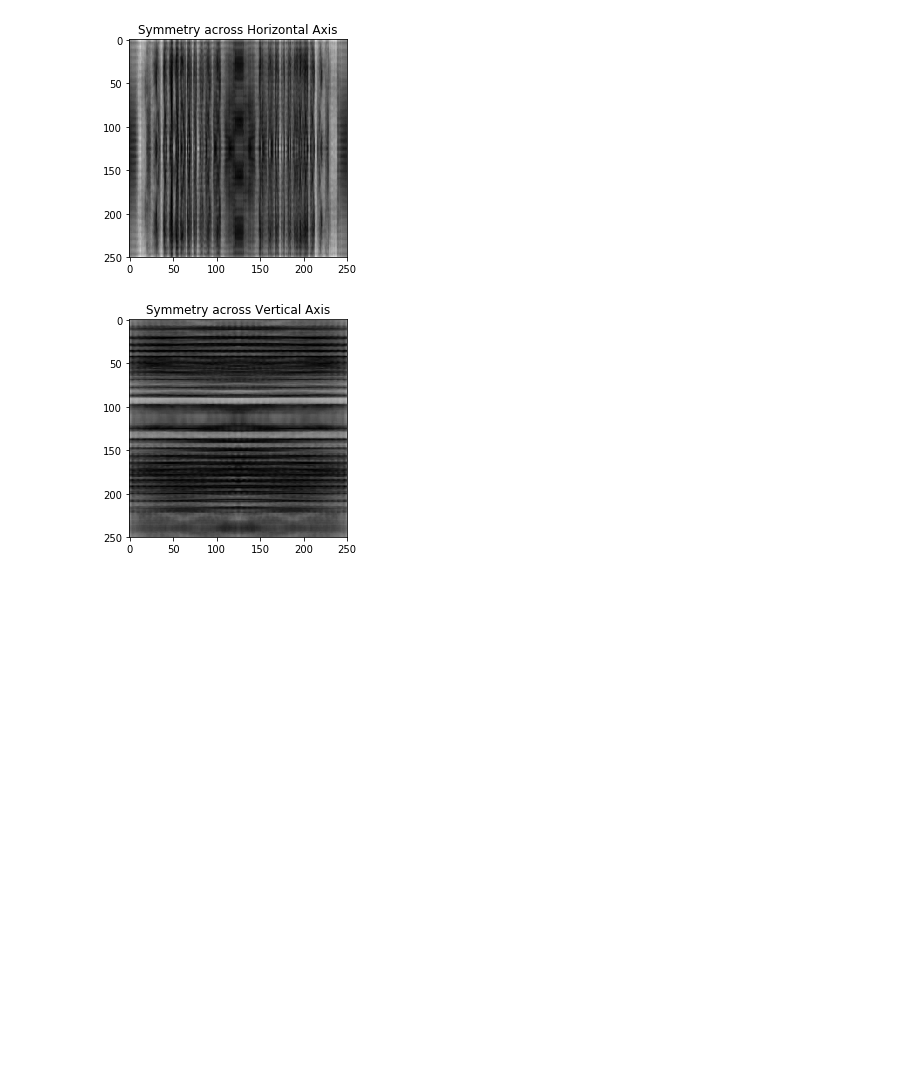
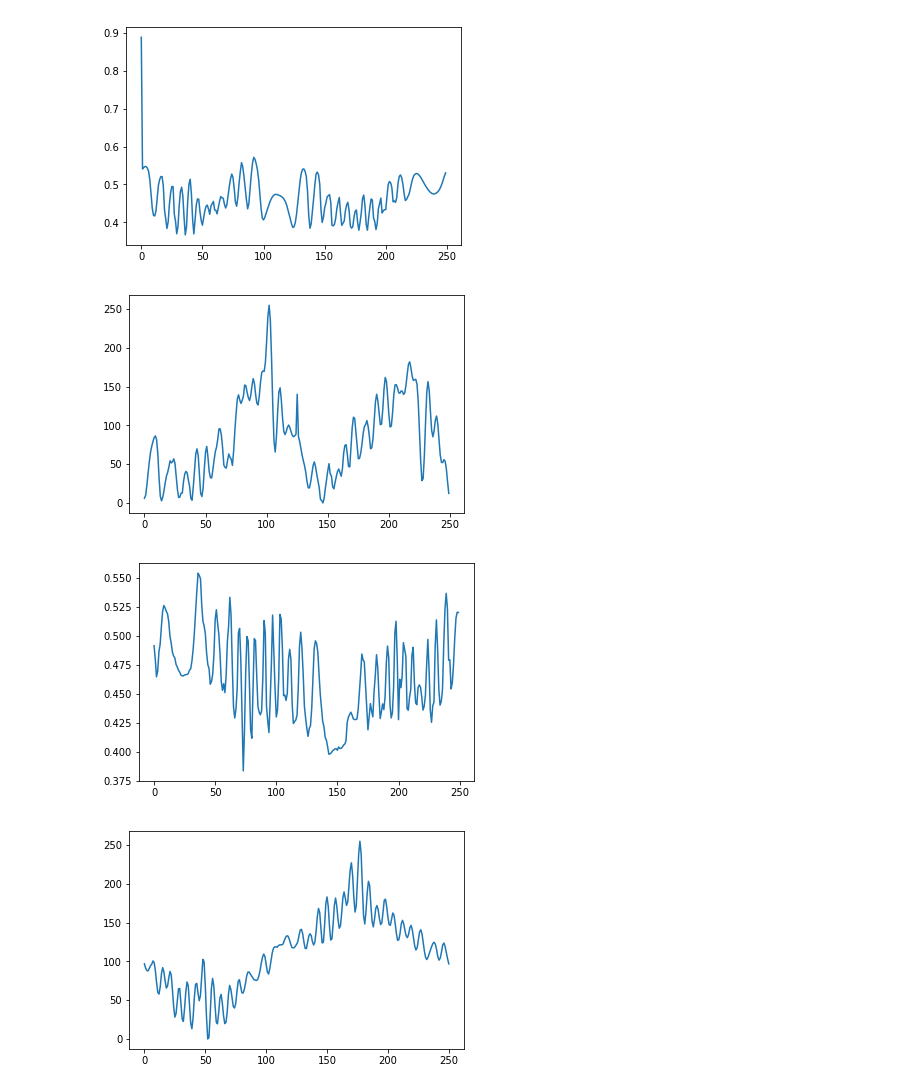
Before and after one commit to Eblanken/Prakash_AWESEM, a Jupyter notebook: Version 2.0/Demos/PhaseDetection/Untitled.ipynb, the cells around one changed output. Cells and saved outputs as stored; diff of their text form; code cells hidden in the pictures; blank space fills up the shorter version.

```diff
--- a/Version 2.0/Demos/PhaseDetection/Untitled.ipynb
+++ b/Version 2.0/Demos/PhaseDetection/Untitled.ipynb
@@ -36,38 +39,81 @@ pyplot.show()
 # %%
+import numpy    as     np
+from   scipy    import signal
+from   scipy    import ndimage
+
 # Finds correlation of image with reversed version along each
 # axis for symmetry detection
 
 imageSize = np.shape(grayScaleImage) # Exports as (height, width, depth)
 
-# Reverses image along horizonal axis and runs correlation through every column
-verticalCorrelations = np.zeros((imageSize[0], imageSize[1]));
+"""
+verticalConvolutions = np.zeros((imageSize[0], imageSize[1]));
 for horizontalIndex in range(imageSize[1]):
-    targetColumn  = thresholdedImage[:, horizontalIndex]
-    patternColumn = targetColumn #np.flipud(targetColumn)
-    # Pads targetRow to emulate wraparound
-    targetColumn  = np.concatenate((targetColumn, targetColumn, targetColumn), axis = 0)
-    # Preforms correlation
-    correlationColumn = np.correlate(targetColumn, patternColumn, mode = 'same')
-    verticalCorrelations[:, horizontalIndex] = correlationColumn[(int(imageSize[0] * 1.5)):(int(imageSize[0] * 2.5))]
+    targetColumn  = grayScaleImage[:, horizontalIndex]
+    patternColumn = targetColumn
+    # Pads targetColumn to emulate wraparound
+    patternConcatenatedColumn  = np.concatenate([targetColumn[int(round(imageSize[1]/2.0)):], targetColumn, targetColumn[:-int(round(imageSize[1]/2.0))]])
+    # Preforms convolution
+    convolutionColumn = np.convolve(targetColumn, patternConcatenatedColumn, mode = 'valid')
+    convMax = np.amax(convolutionColumn)
+    convMin = np.amin(convolutionColumn)
+    convolutionColumn = ((convolutionColumn - convMin) / (convMax - convMin)) * 255
+    verticalConvolutions[:, horizontalIndex] = convolutionColumn[:-1]
 
-pyplot.imshow(verticalCorrelations, cmap = pyplot.cm.gray)
-pyplot.title('Symmetry across Horizontal Axis')
+pyplot.imshow(verticalConvolutions, cmap = pyplot.cm.viridis)
+pyplot.title('Symmetry across Vertical Axis')
+pyplot.show()
+"""
+
+compressedColumn = np.average(grayScaleImage, axis = 1)
+pyplot.plot(compressedColumn)
 pyplot.show()
 
+# Pads targetColumn to emulate wraparound
+patternConcatenatedColumn  = np.concatenate([compressedColumn[int(round(imageSize[1]/2.0)):], compressedColumn, compressedColumn[:-int(round(imageSize[1]/2.0))]])
+# Preforms convolution
+convolutionColumn = ndimage.filters.convolve1d(compressedColumn, compressedColumn, mode = 'wrap')
+convMax = np.amax(convolutionColumn)
+convMin = np.amin(convolutionColumn)
+convolutionColumn = ((convolutionColumn - convMin) / (convMax - convMin)) * 255
+pyplot.plot(convolutionColumn)
+pyplot.show()
+
+"""
 # Reverses image along vertical axis and runs correlation through every row
 horizontalCorrelations = np.zeros((imageSize[0], imageSize[1]))
 for verticalIndex in range(imageSize[0]):
     targetRow = thresholdedImage[verticalIndex, :]
     patternRow = targetRow #np.flipud(targetRow)
     # Pads for wraparound
     targetRow = np.concatenate((targetRow, targetRow, targetRow), axis = 0)
     # Preforms correlation
     correlationRow = np.correlate(targetRow, patternRow, mode = 'same')
     horizontalCorrelations[verticalIndex, :] = correlationRow[(int(imageSize[1] * 1.5)):(int(imageSize[1] * 2.5))]
 
 pyplot.imshow(horizontalCorrelations, cmap = pyplot.cm.gray)
 pyplot.title('Symmetry across Vertical Axis')
 pyplot.show()
+"""
+
+compressedRow = np.average(grayScaleImage, axis = 0)
+compressedRow = np.roll(compressedRow, 25)
+pyplot.plot(compressedRow)
+pyplot.show()
+
+# Pads targetColumn to emulate wraparound
+patternConcatenatedRow  = np.concatenate([compressedRow[int(round(imageSize[0]/2.0)):], compressedRow, compressedRow[:-int(round(imageSize[0]/2.0))]])
+pyplot.plot(patternConcatenatedRow)
+pyplot.show()
+# Preforms convolution
+convolutionRow = np.convolve(compressedRow, patternConcatenatedRow, mode = 'valid')
+convMax = np.amax(convolutionRow)
+convMin = np.amin(convolutionRow)
+convolutionRow = ((convolutionRow - convMin) / (convMax - convMin)) * 255
+pyplot.plot(convolutionRow)
+pyplot.show()
 # %% [output]
-[figure, old version]
+[figure, new version]
-[figure, old version]
+[figure, new version]
+[figure, added]
+[figure, added]
```
Also changed, not shown: parts of 1 cell of this notebook, 11 other files.
